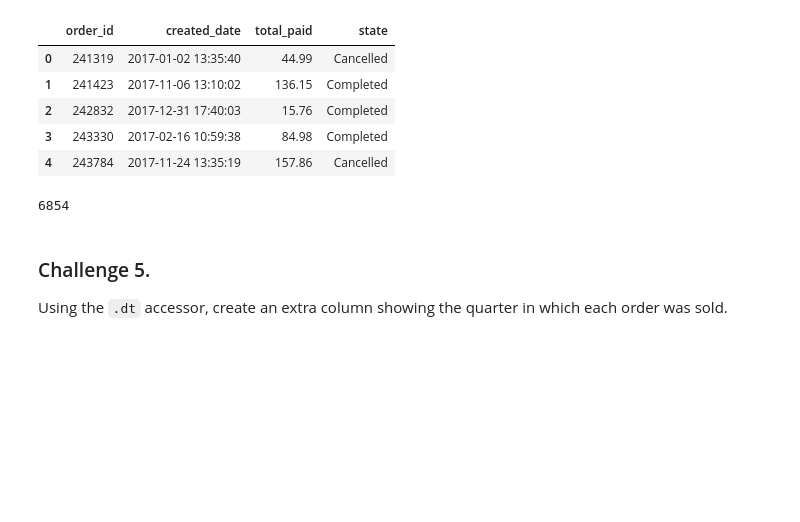
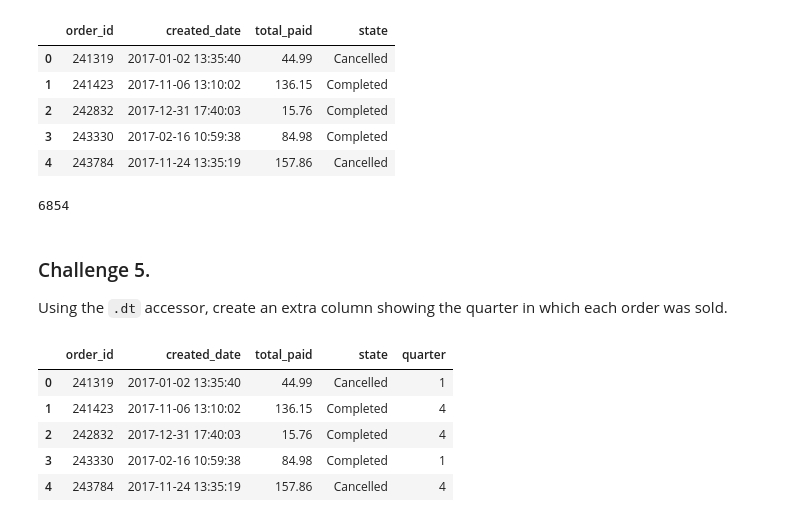
Before and after one commit to PhoenixCC0722/JoinTheGame_Magist, a Jupyter notebook: 3_1_3_datetime_challenges.ipynb, the cells around one changed output. Drawn from its saved outputs; the diff is of its cells as text; code cells hidden in the pictures; blank space fills up the shorter version.

```diff
--- a/3_1_3_datetime_challenges.ipynb
+++ b/3_1_3_datetime_challenges.ipynb
@@ -389,7 +389,24 @@ date_filtering_df.loc[date_filtering_df["created_date"].between("2017-04-15", "2
 ### Challenge 5.
 
 Using the `.dt` accessor, create an extra column showing the quarter in which each order was sold.
-# %%
-# 1st quarter = 01,02,03, 2nd quarter = 04,05,06,
-def quar
-date_filtering_df["quarter"] =
+# %%
+# 1st quarter = 01,02,03, 2nd quarter = 04,05,06,
+def quarter_function(row):
+    month = row["created_date"].month
+    if month <= 3:
+        return 1
+    elif month <=6 & month > 3:
+        return 2
+    elif month <=9 & month > 6:
+        return 3
+    else:
+        return 4
+date_filtering_df["quarter"] = date_filtering_df.apply(quarter_function, axis=1)
+date_filtering_df.head()
+# %% [output]
+|  | order_id | created_date | total_paid | state | quarter |
+| 0 | 241319 | 2017-01-02 13:35:40 | 44.99 | Cancelled | 1 |
+| 1 | 241423 | 2017-11-06 13:10:02 | 136.15 | Completed | 4 |
+| 2 | 242832 | 2017-12-31 17:40:03 | 15.76 | Completed | 4 |
+| 3 | 243330 | 2017-02-16 10:59:38 | 84.98 | Completed | 1 |
+| 4 | 243784 | 2017-11-24 13:35:19 | 157.86 | Cancelled | 4 |
```
